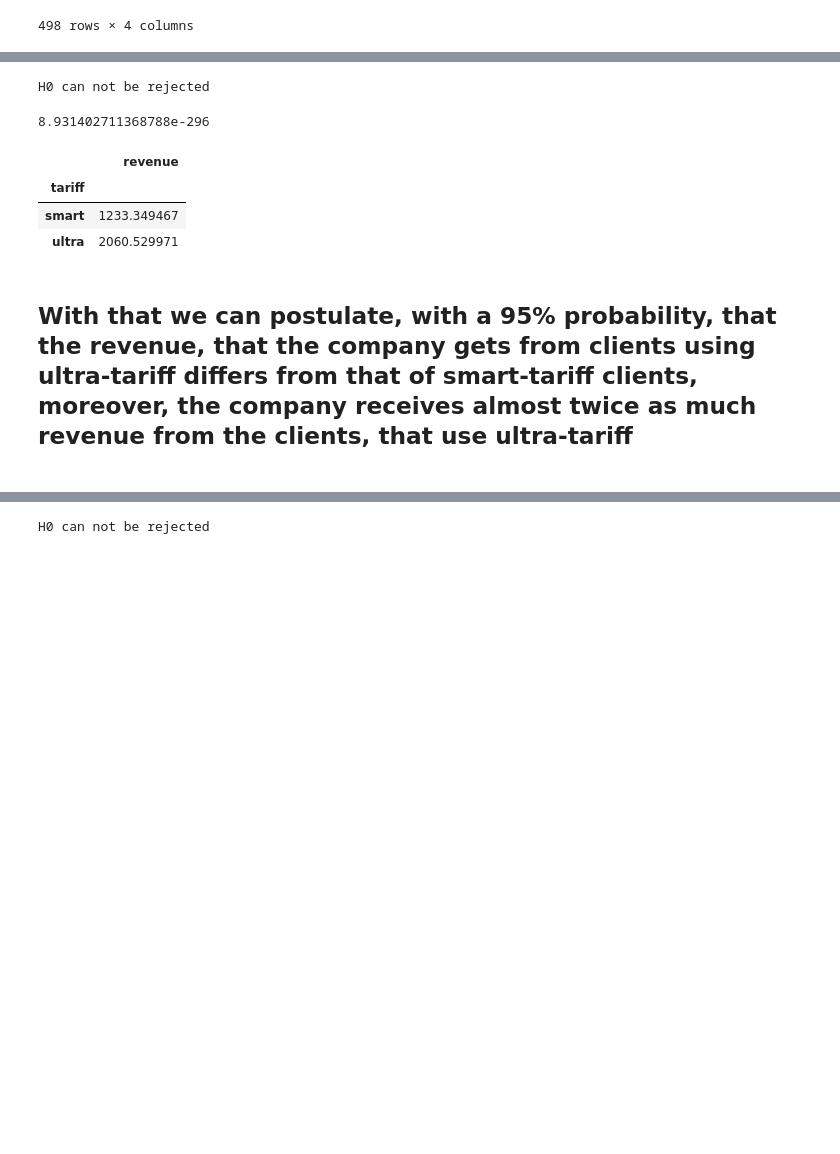
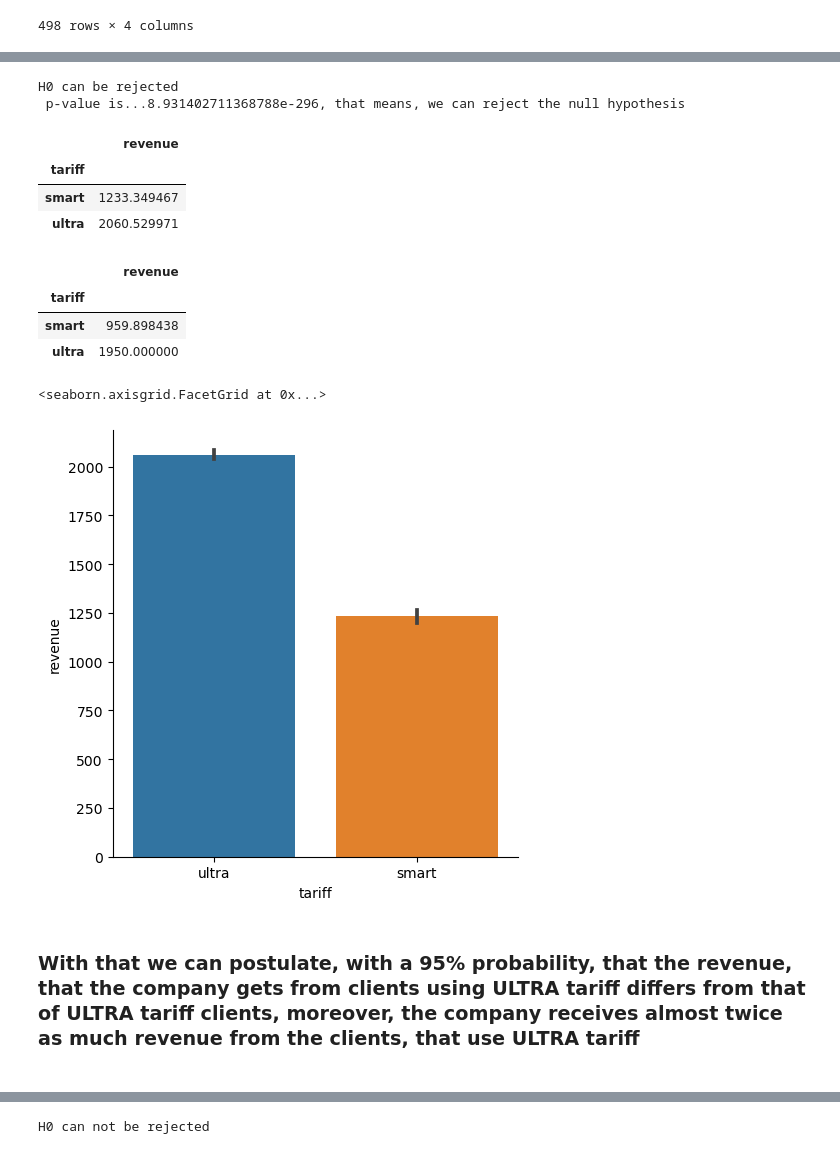
Before and after one commit to TheFirstCommandment/Project_Mobile_Company, a Jupyter notebook: Statistics_project!.ipynb, the cells around one changed output, grey strips where cells are left out. Drawn from its saved outputs; the diff is of its cells as text; code cells hidden in the pictures; blank space fills up the shorter version.

```diff
--- a/Statistics_project!.ipynb
+++ b/Statistics_project!.ipynb
@@ -335,12 +432,12 @@ for city in labels:
 # %%
 import requests as r
-#list_of_cities = users['city'].unique().tolist()
+list_of_cities = users['city'].unique().tolist()
 
-#url = 'https://geocode-maps.yandex.ru/1.x/?format=json&apikey=6917c6b1-3019-4d9c-bf87-1a6a110530fc&geocode='
-#coordinates = []
+url = 'https://geocode-maps.yandex.ru/1.x/?format=json&apikey=6917c6b1-3019-4d9c-bf87-1a6a110530fc&geocode='
+coordinates = []
 
-#for city in list_of_cities:
-    if city == city: # чтоб не столкнуться с nan
+for city in list_of_cities:
+    if city == city:
         url_formatted = url + city
         rsp = r.get(url_formatted).json()
         data = rsp['response']['GeoObjectCollection']['featureMember'][0]['GeoObject']['Point'].get('pos')
@@ -611,14 +758,12 @@ ultra = grouped.query('tariff == "ultra"')['revenue']
 a = 0.05
 t_test = sp.stats.ttest_ind(smart, ultra, equal_var=False)
 if t_test.pvalue < a:
-    print('H0 can be be rejected')
+    print('H0 can be rejected')
 else: print('H0 can not be rejected')
+print(f' p-value is...{t_test.pvalue}, that means, we can reject the null hypothesis')
 # %% [output]
-H0 can not be rejected
+H0 can be rejected
+ p-value is...8.931402711368788e-296, that means, we can reject the null hypothesis
-# %%
-t_test.pvalue
-# %% [output]
-8.931402711368788e-296
 # %%
 grouped.pivot_table(index='tariff', values='revenue', aggfunc='mean')
 # %% [output]
@@ -626,5 +771,17 @@ grouped.pivot_table(index='tariff', values='revenue', aggfunc='mean')
 | tariff |  |
 | smart | 1233.349467 |
 | ultra | 2060.529971 |
+# %%
+grouped.pivot_table(index='tariff', values='revenue', aggfunc='median')
+# %% [output]
+|  | revenue |
+| tariff |  |
+| smart | 959.898438 |
+| ultra | 1950.000000 |
+# %%
+sns.catplot(x="tariff", y='revenue', kind="bar", data=grouped, orient='v')
+# %% [output]
+<seaborn.axisgrid.FacetGrid at 0x...>
+[figure, added]
 # %% [markdown]
-<h2> With that we can postulate, with a 95% probability, that the revenue, that the company gets from clients using ultra-tariff differs from that of smart-tariff clients, moreover, the company receives almost twice as much revenue from the clients, that use ultra-tariff<h2>
+<h3> With that we can postulate, with a 95% probability, that the revenue, that the company gets from clients using ULTRA tariff differs from that of ULTRA tariff clients, moreover, the company receives almost twice as much revenue from the clients, that use ULTRA tariff<h3>
```
Also changed, not shown: parts of 37 cells of this notebook.
